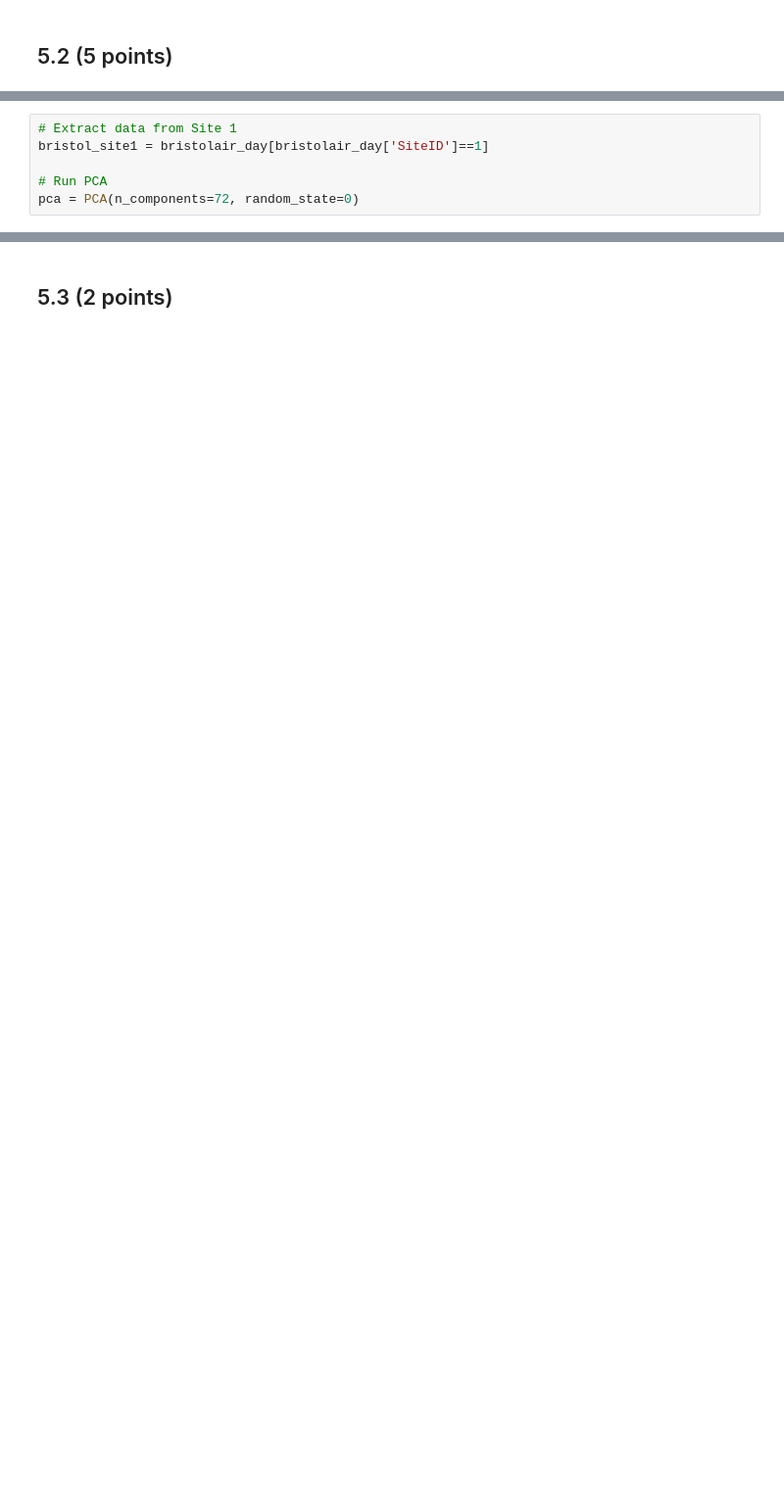
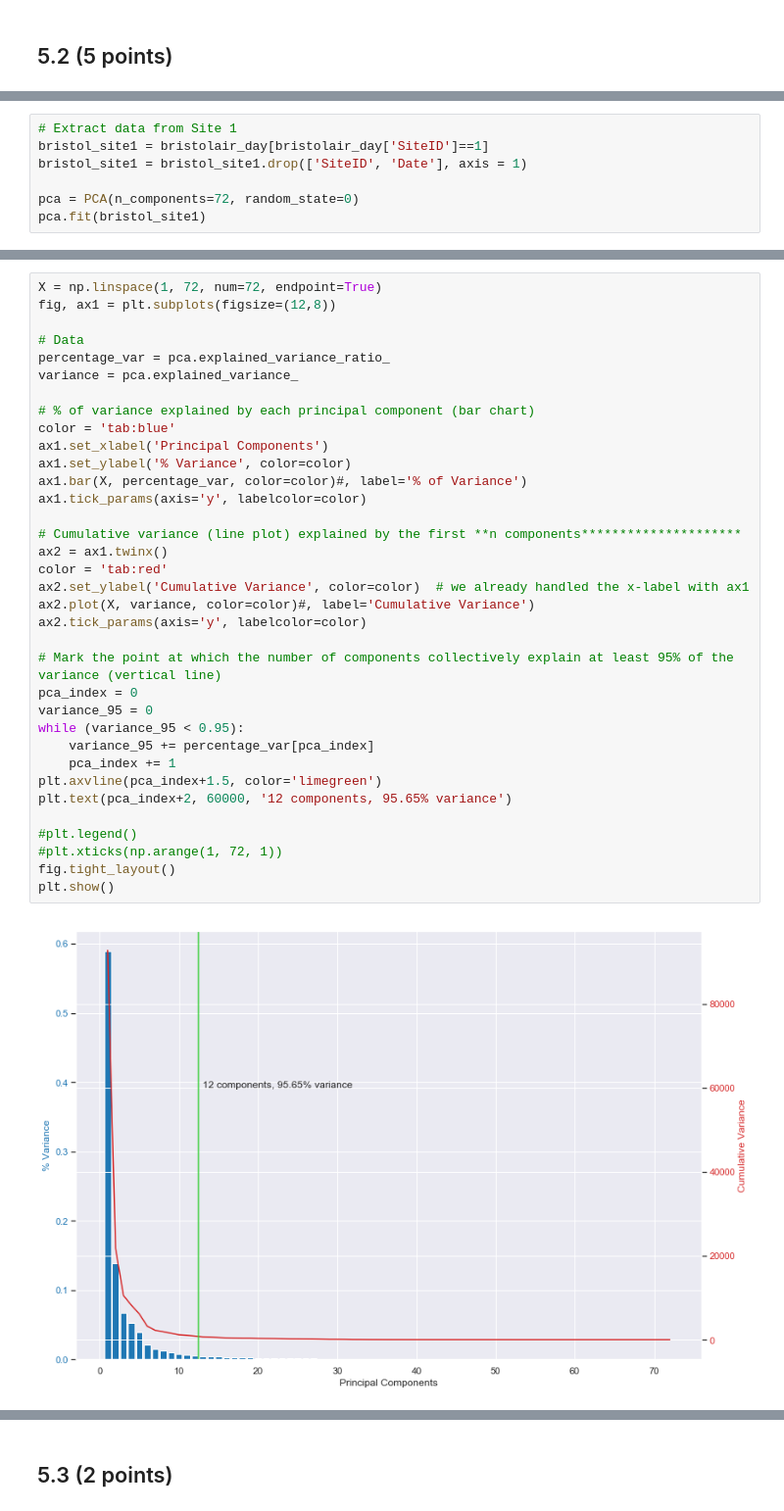
Before and after one commit to celinadong/IAML-CW2, a Jupyter notebook: Data/PartB/Part B - Bristol Air Quality.ipynb, the cells around one changed output, grey strips where cells are left out. Shown at 98% size. Drawn from its saved outputs; the diff is of its cells as text; blank space fills up the shorter version.

```diff
--- a/Data/PartB/Part B - Bristol Air Quality.ipynb
+++ b/Data/PartB/Part B - Bristol Air Quality.ipynb
@@ -391,6 +390,7 @@ for i in range(5):
 # %%
 # Extract data from Site 1
 bristol_site1 = bristolair_day[bristolair_day['SiteID']==1]
+bristol_site1 = bristol_site1.drop(['SiteID', 'Date'], axis = 1)
 
-# Run PCA
 pca = PCA(n_components=72, random_state=0)
+pca.fit(bristol_site1)
@@ -396,0 +400,37 @@ pca = PCA(n_components=72, random_state=0)
+# %%
+X = np.linspace(1, 72, num=72, endpoint=True)
+fig, ax1 = plt.subplots(figsize=(12,8))
+
+# Data
+percentage_var = pca.explained_variance_ratio_
+variance = pca.explained_variance_
+
+# % of variance explained by each principal component (bar chart)
+color = 'tab:blue'
+ax1.set_xlabel('Principal Components')
+ax1.set_ylabel('% Variance', color=color)
+ax1.bar(X, percentage_var, color=color)#, label='% of Variance')
+ax1.tick_params(axis='y', labelcolor=color)
+
+# Cumulative variance (line plot) explained by the first **n components*********************
+ax2 = ax1.twinx()
+color = 'tab:red'
+ax2.set_ylabel('Cumulative Variance', color=color)  # we already handled the x-label with ax1
+ax2.plot(X, variance, color=color)#, label='Cumulative Variance')
+ax2.tick_params(axis='y', labelcolor=color)
+
+# Mark the point at which the number of components collectively explain at least 95% of the variance (vertical line)
+pca_index = 0
+variance_95 = 0
+while (variance_95 < 0.95):
+    variance_95 += percentage_var[pca_index]
+    pca_index += 1
+plt.axvline(pca_index+1.5, color='limegreen')
+plt.text(pca_index+2, 60000, '12 components, 95.65% variance')
+
+#plt.legend()
+#plt.xticks(np.arange(1, 72, 1))
+fig.tight_layout()
+plt.show()
+# %% [output]
+[figure, added]
```
Also changed, not shown: parts of 12 cells of this notebook.
